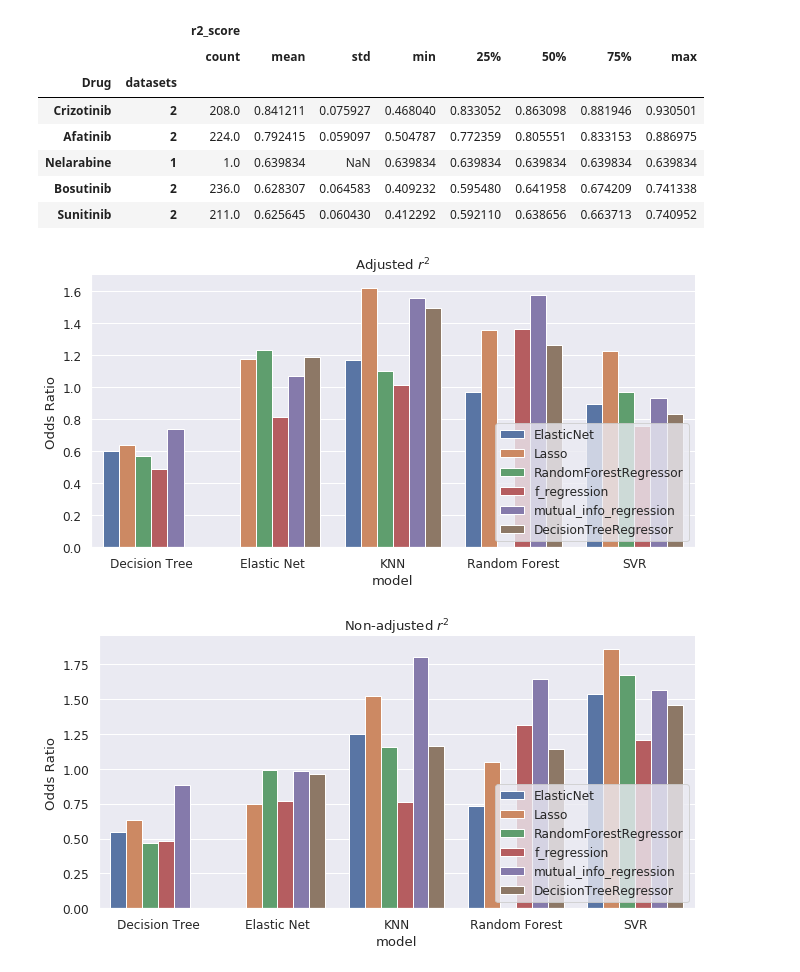
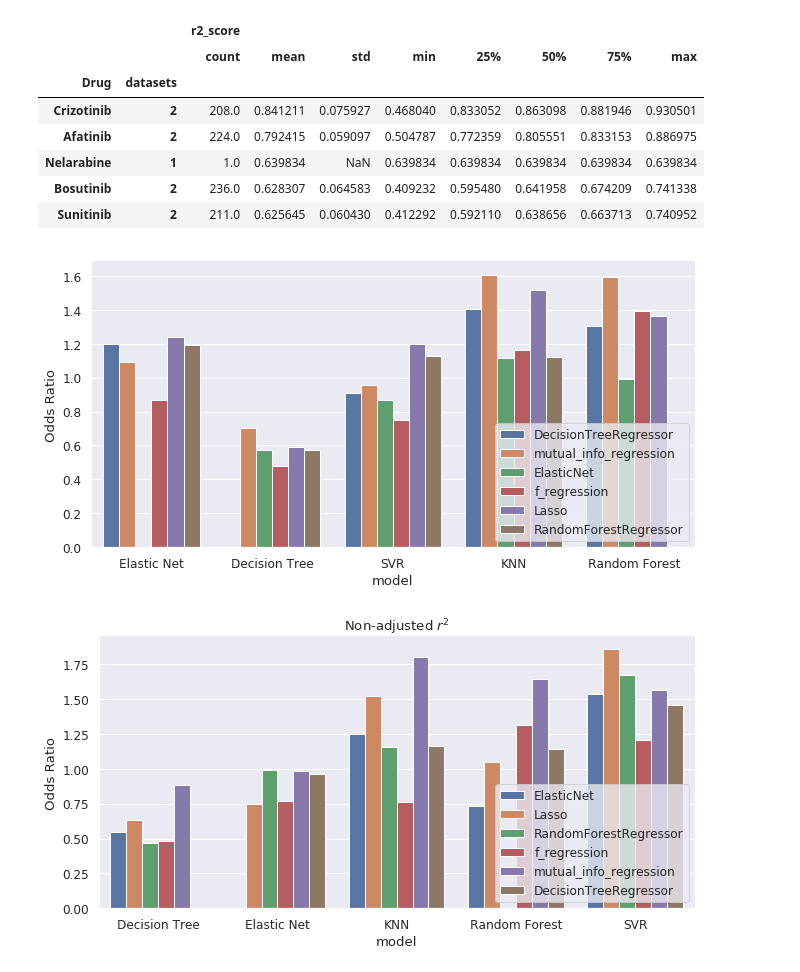
Before and after one commit to lucas-ubm/phc-data-pipeline, a Jupyter notebook: Analysis.ipynb, the cells around one changed output. Drawn from its saved outputs; the diff is of its cells as text; code cells hidden in the pictures.

```diff
--- a/Analysis.ipynb
+++ b/Analysis.ipynb
@@ -132,3 +132,5 @@ clean.shape
+# %%
+clean['da'] = ['feda' if clean.loc[i]['feda'] else 'ajive' if clean.loc[i]['ajive'] is not None and clean.loc[i]['ajive']>0 else 'none' for i in clean.index]
 # %%
 sns.set(font_scale=1)
 g = sns.relplot(x='Quality', y='r2_score', data=clean, kind='scatter', height=8, aspect=1.7)
@@ -450,3 +446,12 @@ clean[['model', 'norm', 'r2_score']].groupby(('model', 'norm')).describe()['r2_s
 |  | None | 0.039546 | 0.588611 | 0.064552 |
 |  | QuantileTransformer | 0.037081 | 0.490469 | 0.108118 |
 |  | StandardScaler | 0.032768 | 0.480644 | 0.050786 |
+# %%
+sns.set(font_scale=1.3)
+g = sns.catplot(x='model', y='r2',hue='norm', data=clean, kind='boxen', height=5, aspect=1.9, legend=False)
+g.set(ylim=(None,2.5))
+g.set(yscale='symlog')
+g.set_xticklabels(['ElasticNet', 'DecisionTree', 'SVR', 'KNN', 'Random Forest'])
+plt.tight_layout()
+plt.legend(loc='lower right')
+#plt.savefig('graphs/norm-model.eps', format='eps')
@@ -548,3 +555,13 @@ g.set(yscale='symlog')
 plt.savefig('graphs/da-model.png')
 # %% [output]
 [figure]
+# %%
+sns.set(font_scale=1.1)
+#hue = ['DecisionTreeRegressor', 'mutual_info_regression', 'ElasticNet', 'f_regression', 'Lasso', 'RandomForestRegressor', ]
+g = sns.catplot(x = 'model', y='OR', hue='da',data=top_OR(clean, ['model', 'da'], score='r2').reset_index(), kind='bar', height=5, aspect=1.9, legend=False)
+g.set_xticklabels(['Decision Tree', 'Elastic Net', 'KNN', 'Random Forest', 'SVR'])
+g.set_ylabels('Odds Ratio')
+plt.legend(loc='lower right')
+#plt.title('Adjusted $r^2$')
+plt.tight_layout()
+plt.savefig('graphs/adjusted-top-da.eps', format='eps')
@@ -577,16 +596,17 @@ topdrugs.sort_values(('r2_score', 'mean'), ascending=False).head()
 | Sunitinib | 2 | 211.0 | 0.625645 | 0.060430 | 0.412292 | 0.592110 | 0.638656 | 0.663713 | 0.740952 |
 # %%
 sns.set(font_scale=1.1)
-#hue = ['DecisionTreeRegressor', 'mutual_info_regression', 'ElasticNet', 'f_regression', 'Lasso', 'RandomForestRegressor', ]
-g = sns.catplot(x = 'model', y='OR', hue='fs',data=top_OR(clean, ['model', 'fs'], score='r2').reset_index(), kind='bar', height=5, aspect=1.9, legend=False)
-g.set_xticklabels(['Decision Tree', 'Elastic Net', 'KNN', 'Random Forest', 'SVR'])
+order = ['ElasticNet', 'DecisionTreeRegressor', 'SVR','KNeighborsRegressor', 'RandomForestRegressor']
+hue = ['DecisionTreeRegressor', 'mutual_info_regression', 'ElasticNet', 'f_regression', 'Lasso', 'RandomForestRegressor', ]
+g = sns.catplot(x = 'model', y='OR', hue='fs', hue_order=hue, order=order, data=top_OR(clean, ['model', 'fs'], score='r2').reset_index(), kind='bar', height=5, aspect=1.9, legend=False)
+g.set_xticklabels(['Elastic Net', 'Decision Tree', 'SVR', 'KNN', 'Random Forest'])
 g.set_ylabels('Odds Ratio')
 plt.legend(loc='lower right')
-plt.title('Adjusted $r^2$')
+#plt.title('Adjusted $r^2$')
 plt.tight_layout()
-plt.savefig('adjusted.png')
+plt.savefig('graphs/adjusted-top-fs.eps', format='eps')
 # %% [output]
-[figure, old version]
+[figure, new version]
 # %%
 sns.set(font_scale=1.1)
 #hue = ['DecisionTreeRegressor', 'mutual_info_regression', 'ElasticNet', 'f_regression', 'Lasso', 'RandomForestRegressor', ]
```
Also changed, not shown: parts of 19 cells of this notebook, 21 other files.
